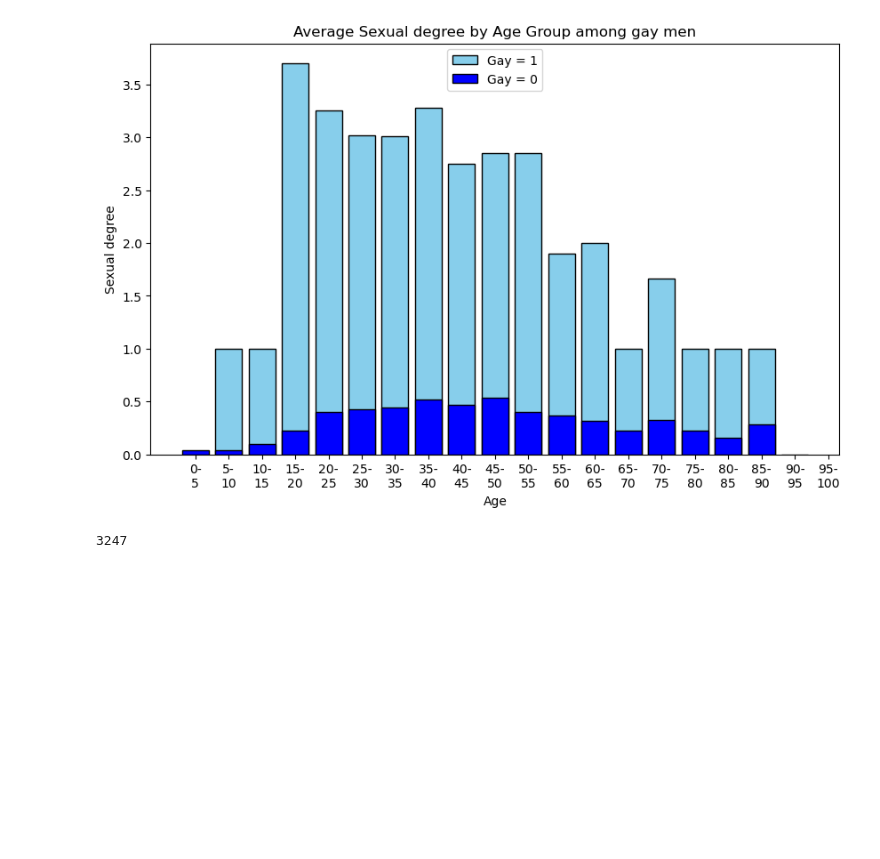
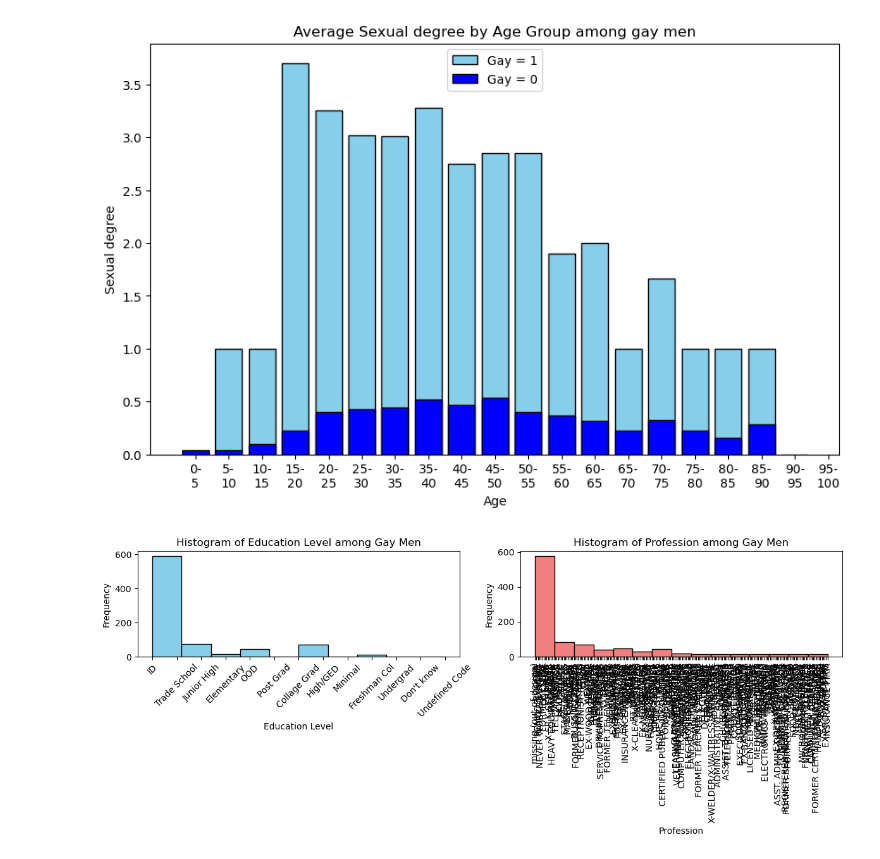
Before and after one commit to TretiakTS/NetworkAnalysisHIV, a Jupyter notebook: Demographic_Research.ipynb, the cells around one changed output. Drawn from its saved outputs; the diff is of its cells as text; code cells hidden in the pictures; blank space fills up the shorter version.

```diff
--- a/Demographic_Research.ipynb
+++ b/Demographic_Research.ipynb
@@ -220,7 +220,58 @@ plt.ylabel('Sexual degree')
 plt.show()
 # %% [output]
 [figure]
-# %%
-len(G.edges)
-# %% [output]
-3247
+# %%
+import matplotlib.pyplot as plt
+import pandas as pd
+
+# Initialize lists
+education_data = []
+profession_data = []
+
+# Iterate over node attributes
+for node_id in G.nodes:
+    node_attributes = G.nodes[node_id]
+    gay = node_attributes.get("Gay", None)
+
+    # Filter for gay individuals
+    if gay == 1:
+        education = node_attributes.get("Education level", None)
+        profession = node_attributes.get("Profession", None)
+
+        # Append to respective lists if values are not missing
+        if education and education.strip() != " ":
+            education_data.append(education)
+
+        if profession and profession.strip() != " ":
+            # Split professions by comma and extend the list
+            split_professions = [p.strip() for p in profession.split(",")]
+            profession_data.extend(split_professions)
+
+# Convert to DataFrames
+df_education = pd.DataFrame(education_data, columns=['Education Level'])
+df_profession = pd.DataFrame(profession_data, columns=['Profession'])
+
+# Plot histograms
+plt.figure(figsize=(12, 5))
+
+# Histogram for Education Level
+plt.subplot(1, 2, 1)
+plt.hist(df_education['Education Level'], bins=10, color='skyblue', edgecolor='black')
+plt.title('Histogram of Education Level among Gay Men')
+plt.xlabel('Education Level')
+plt.ylabel('Frequency')
+plt.xticks(rotation=45)
+
+# Histogram for Profession
+plt.subplot(1, 2, 2)
+plt.hist(df_profession['Profession'], bins=15, color='lightcoral', edgecolor='black')
+plt.title('Histogram of Profession among Gay Men')
+plt.xlabel('Profession')
+plt.ylabel('Frequency')
+plt.xticks(rotation=90)
+
+# Adjust layout and show plot
+plt.tight_layout()
+plt.show()
+# %% [output]
+[figure, added]
```
Also changed, not shown: parts of 5 cells of this notebook, 1 other file.
